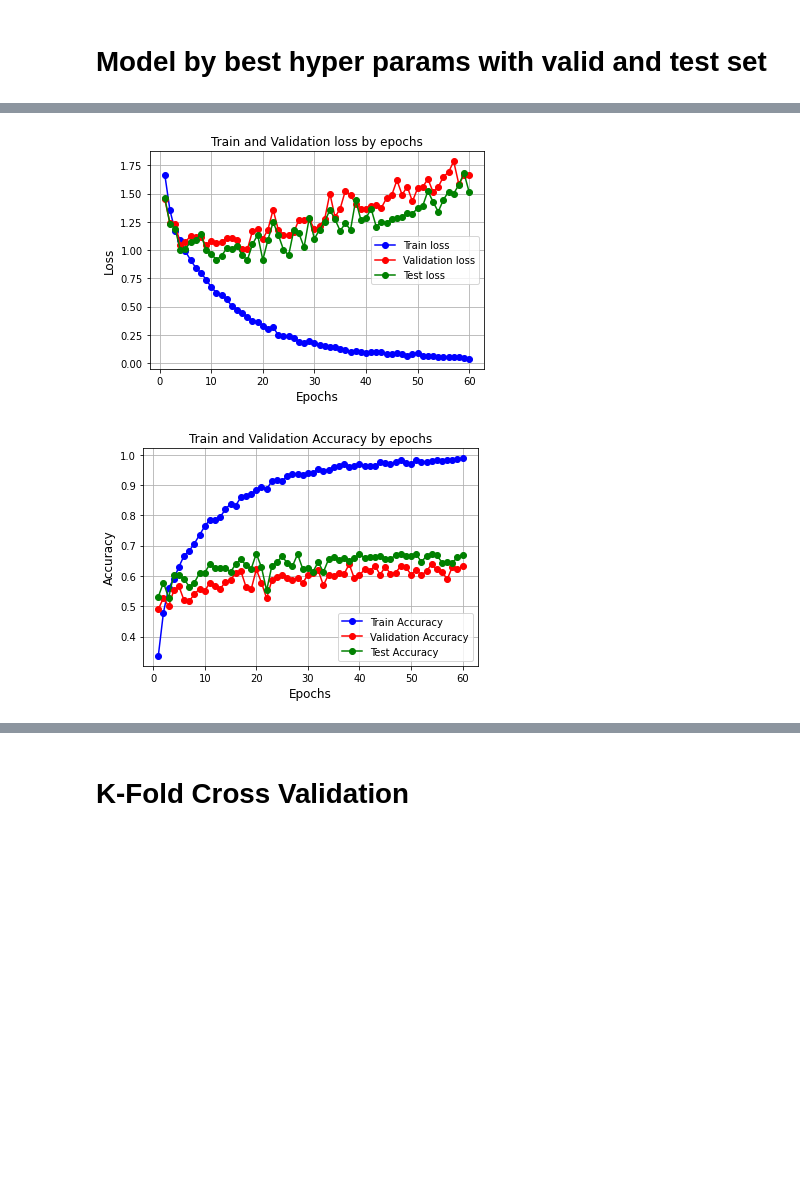
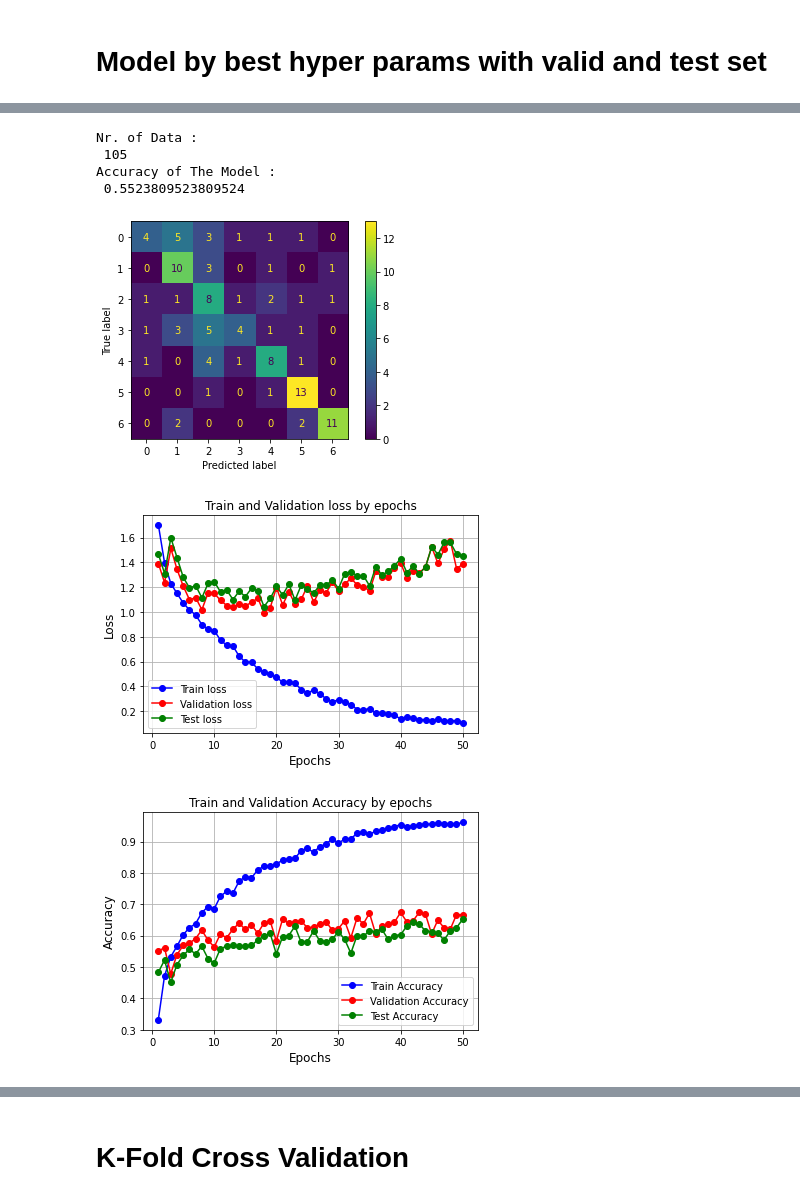
Before and after one commit to sepandms/SkinCare, a Jupyter notebook: CNN_280x210.ipynb, the cells around one changed output, grey strips where cells are left out. Saved outputs shown, nothing was run; the diff lists cells and outputs as text; code cells hidden in the pictures; blank space fills up the shorter version.

```diff
--- a/CNN_280x210.ipynb
+++ b/CNN_280x210.ipynb
@@ -56,5 +56,12 @@ try:
 except:
     infile = open(path+file,'rb') # for M1
 labels = pickle.load(infile)
+
+file = 'Evaluation_set'
+try:
+    infile = open(G_data + file,'rb') # for google colab
+except:
+    infile = open(path+file,'rb') # for M1
+Evaluation_set = pickle.load(infile)
 # %% [markdown]
 # **CNN Networks**
@@ -773,28 +1037,17 @@ Accuracy of The Model :
-# %%
-model_ = Model_Best_Grid
-epochs_X = [i for i in range(1, model_.epochs+1)]
-
-plt.subplots(figsize=(6,4))
-
-plt.plot(epochs_X , model_.Epochs_Train_loss, 'bo-', label='Train loss')
-plt.plot(epochs_X , model_.Epochs_Val_loss,'ro-', label='Validation loss')
-plt.plot(epochs_X , model_.Epochs_test_loss,'go-', label='Test loss')
-plt.xlabel("Epochs", fontsize = 12)
-plt.ylabel("Loss", fontsize = 12)
-plt.grid()
-plt.legend()
-plt.title('Train and Validation loss by epochs')
-plt.show()
-
-plt.plot(epochs_X , model_.Epochs_Train_Acc, 'bo-', label='Train Accuracy')
-plt.plot(epochs_X , model_.Epochs_Val_Acc,'ro-', label='Validation Accuracy')
-plt.plot(epochs_X , model_.Epochs_test_Acc,'go-', label='Test Accuracy')
-plt.xlabel("Epochs", fontsize = 12)
-plt.ylabel("Accuracy", fontsize = 12)
-plt.grid()
-plt.legend()
-plt.title('Train and Validation Accuracy by epochs')
-plt.show()
-# %% [output]
-[figure, removed]
-[figure, removed]
+# %%
+model_ = Model_Grid
+model_1 = model_.model.eval().to('cpu')
+X = Evaluation_set[0]
+Y = Evaluation_set[1]
+Y_pred = model_1(X).argmax(dim=1)
+results = confusion_matrix(Y,Y_pred)
+plot_loss_accuracy(model_)
+results
+# %% [output]
+Nr. of Data :
+ 105
+Accuracy of The Model :
+ 0.5523809523809524
+[figure, added]
+[figure, added]
+[figure, added]
```
Also changed, not shown: parts of 10 cells of this notebook.
